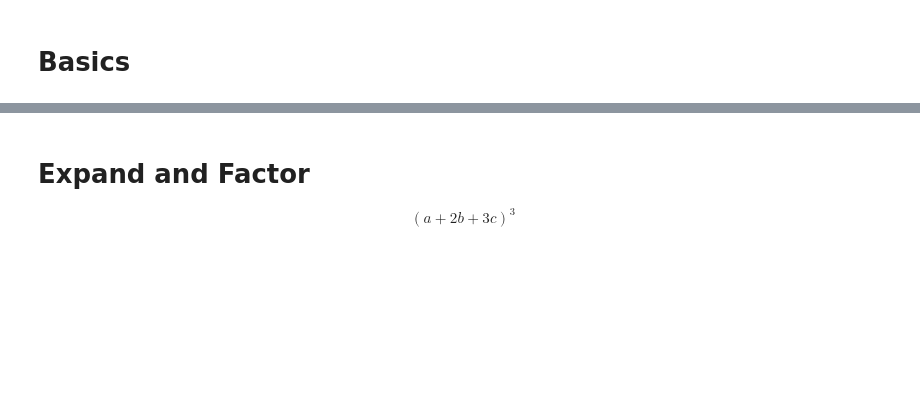
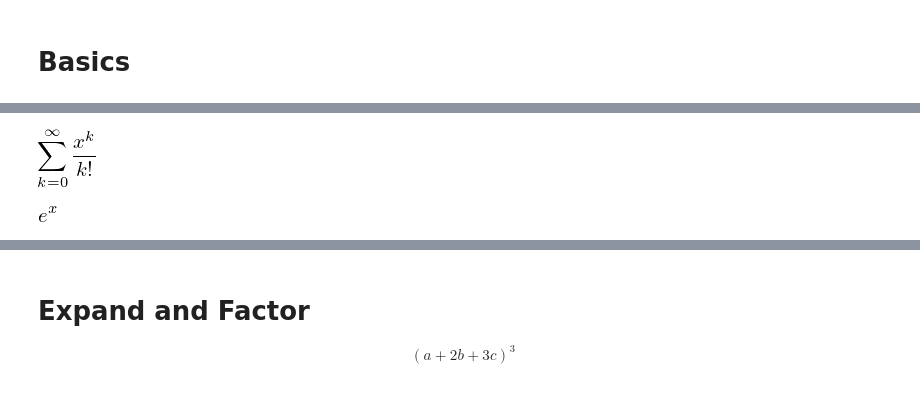
Before and after one commit to HayaoSuzuki/pyconjp2018, a Jupyter notebook: 180917slide.ipynb, the cells around one changed output, grey strips where cells are left out. Drawn from its saved outputs; the diff is of its cells as text; code cells hidden in the pictures; blank space fills up the shorter version.

```diff
--- a/180917slide.ipynb
+++ b/180917slide.ipynb
@@ -130,0 +115,14 @@ I used Mathematica when I was undergraduate, but I lost my student license when
+# %%
+from sympy import Sum, Symbol, factorial, oo
+
+x = Symbol("x")
+k = Symbol("k", integer=True)
+
+s = Sum(x**k / factorial(k), (k, 0, oo))
+s
+# %% [output]
+[figure, added]
+# %%
+s.doit()
+# %% [output]
+[figure, added]
```
Also changed, not shown: parts of 21 cells of this notebook.
